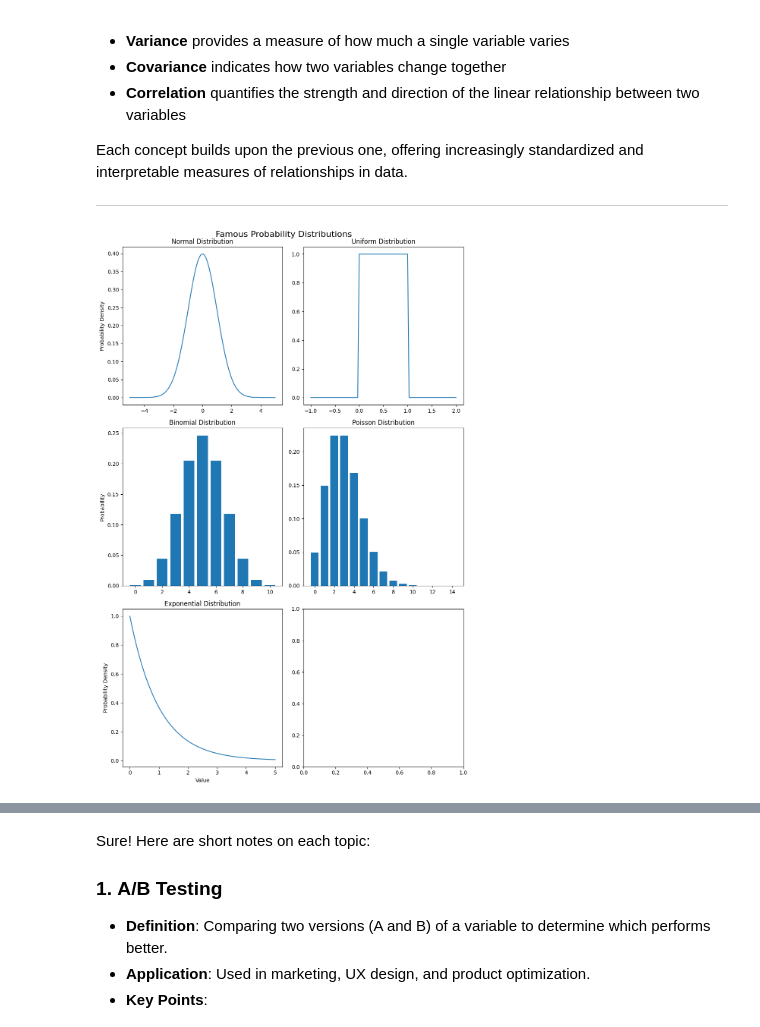
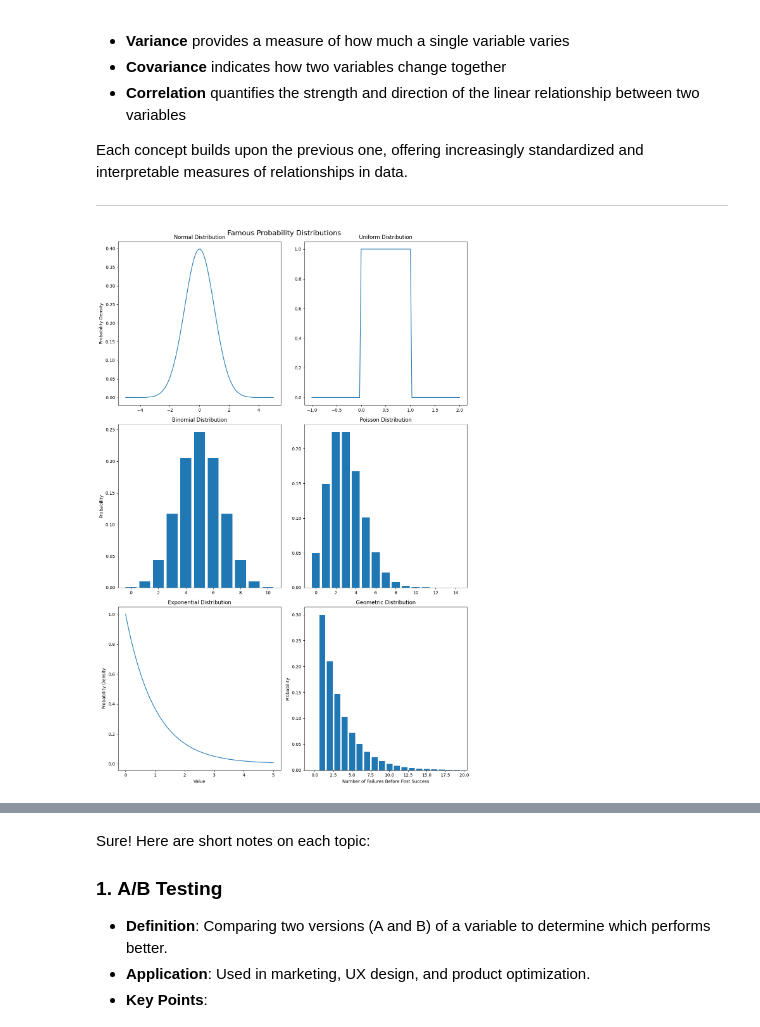
Before and after one commit to satyaprakashdhfm/ML--DL--NOTES, a Jupyter notebook: 0.DATA PREPROCESSIN/NOTES_STATICS.ipynb, the cells around one changed output, grey strips where cells are left out. Drawn from its saved outputs; the diff is of its cells as text; code cells hidden in the pictures.

```diff
--- a/0.DATA PREPROCESSIN/NOTES_STATICS.ipynb
+++ b/0.DATA PREPROCESSIN/NOTES_STATICS.ipynb
@@ -509,7 +526,7 @@ from scipy import stats
 
 def plot_distributions():
     # Set up the plot
-    fig, axs = plt.subplots(3, 2, figsize=(10, 15))
+    fig, axs = plt.subplots(3, 2, figsize=(12, 18))
     fig.suptitle('Famous Probability Distributions', fontsize=16)
 
     # 1. Normal Distribution
@@ -523,32 +540,40 @@ def plot_distributions():
     axs[0, 1].plot(x, stats.uniform.pdf(x, loc=0, scale=1))
     axs[0, 1].set_title('Uniform Distribution')
 
     # 3. Binomial Distribution
     n, p = 10, 0.5
     x = np.arange(0, n+1)
     axs[1, 0].bar(x, stats.binom.pmf(x, n, p))
     axs[1, 0].set_title('Binomial Distribution')
     axs[1, 0].set_ylabel('Probability')
 
     # 4. Poisson Distribution
     lambda_ = 3
     x = np.arange(0, 15)
     axs[1, 1].bar(x, stats.poisson.pmf(x, lambda_))
     axs[1, 1].set_title('Poisson Distribution')
 
     # 5. Exponential Distribution
     x = np.linspace(0, 5, 100)
     axs[2, 0].plot(x, stats.expon.pdf(x))
     axs[2, 0].set_title('Exponential Distribution')
     axs[2, 0].set_ylabel('Probability Density')
     axs[2, 0].set_xlabel('Value')
 
+    # 6. Geometric Distribution
+    p = 0.3
+    x = np.arange(0, 20)
+    axs[2, 1].bar(x, stats.geom.pmf(x, p))
+    axs[2, 1].set_title('Geometric Distribution')
+    axs[2, 1].set_xlabel('Number of Failures Before First Success')
+    axs[2, 1].set_ylabel('Probability')
+
     # Adjust layout and display the plot
     plt.tight_layout()
     plt.show()
 
 if __name__ == "__main__":
     plot_distributions()
 # %% [output]
-[figure, old version]
+[figure, new version]
 # %% [markdown]
```
Also changed, not shown: parts of 7 cells of this notebook.
